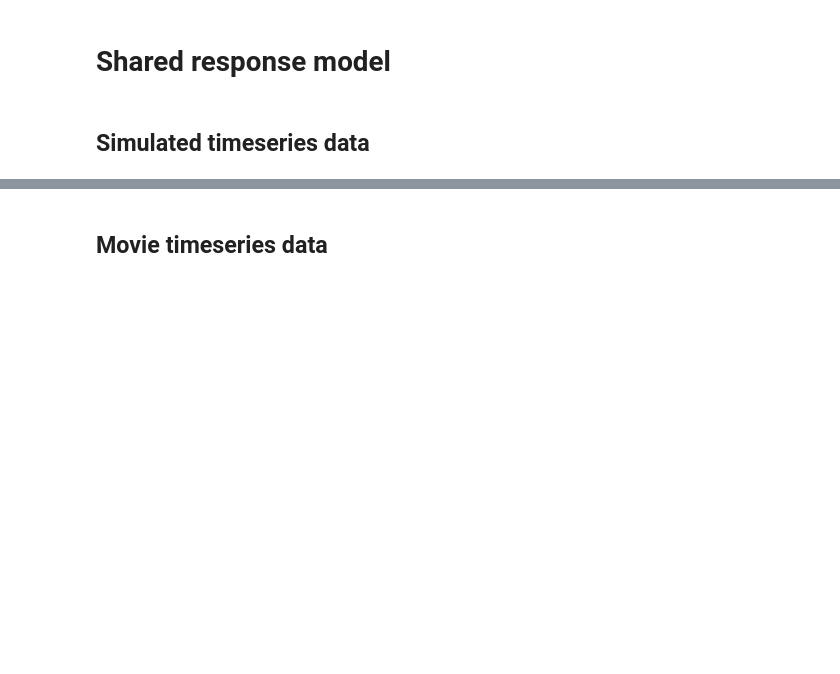
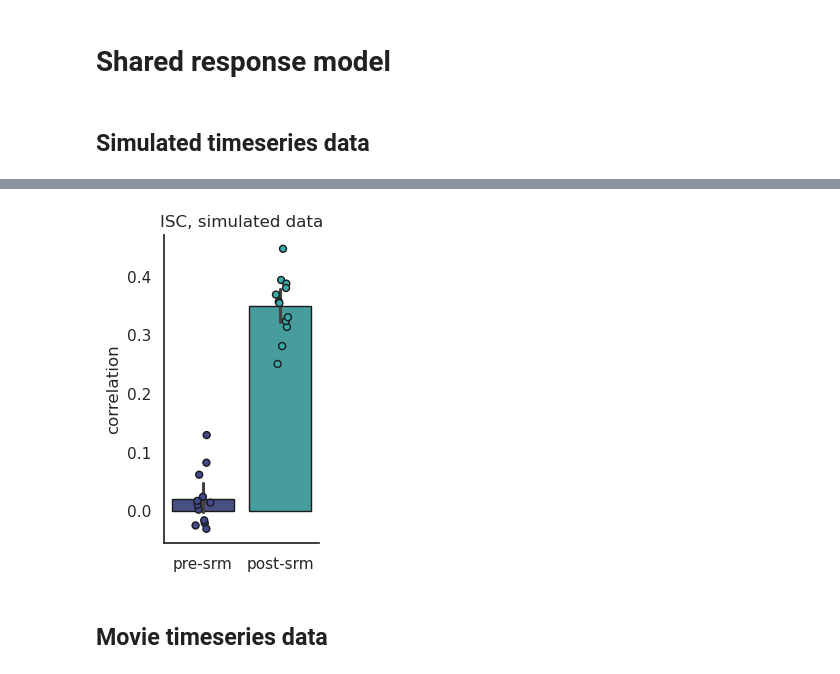
Before and after one commit to ericabusch/RepBiomrkr, a Jupyter notebook: functional_alignment_examples.ipynb, the cells around one changed output, grey strips where cells are left out. Saved outputs shown, nothing was run; the diff lists cells and outputs as text; code cells hidden in the pictures; blank space fills up the shorter version.

```diff
--- a/functional_alignment_examples.ipynb
+++ b/functional_alignment_examples.ipynb
@@ -122,0 +166,17 @@ isc_results['aligned_labels'] = ['pre-' if v == 0 else 'post-' for v in isc_resu
+# %%
+# Run the same analysis with nltools
+from nltools.stats import procrustes
+# take the template learned by the hyperalignment model -- which contains the iterative procedure not built into the nltools implementation
+template = hyp_model.get_template()
+hyperaligned_training_dss = hyp_model.aligned_data
+nltools_aligned_dss = []
+for dx in training_dss:
+    # standardize the data
+    dx -= np.mean(dx,axis=0)
+    dx /= np.linalg.norm(dx)
+    _,da,_,_,_ = procrustes(template, dx) # works to align arg2 to arg 1
+    nltools_aligned_dss.append(da)
+
+# now compare each aligned dataset
+for i in range(len(training_dss)):
+    print(f'participant {i+1} all close? = {np.allclose(hyperaligned_training_dss[i], nltools_aligned_dss[i])}')
@@ -314,12 +406,13 @@ simulator.visualize()
 # %%
 fig,ax=plt.subplots(1,1,figsize=(2,4))
 
 g=sns.barplot([iscs_pre, iscs_srmed], palette='mako', ec='k')
-g.set(xticklabels=['pre-srm','post-srm'], ylabel='correlation')
 g=sns.stripplot([iscs_pre, iscs_srmed], palette='mako', dodge=False, edgecolor='k',
                 linewidth=1,)
-g.set(xticklabels=['pre-srm','post-srm'], ylabel='correlation', title='ISC, simulated data')
+g.set(xticks=[0,1], xticklabels=['pre-srm','post-srm'], ylabel='correlation', title='ISC, simulated data')
 sns.despine()
+# %% [output]
+[figure, added]
 # %% [markdown]
 ## Movie timeseries data
 # %%
```
Also changed, not shown: parts of 24 cells of this notebook, 2 other files.
